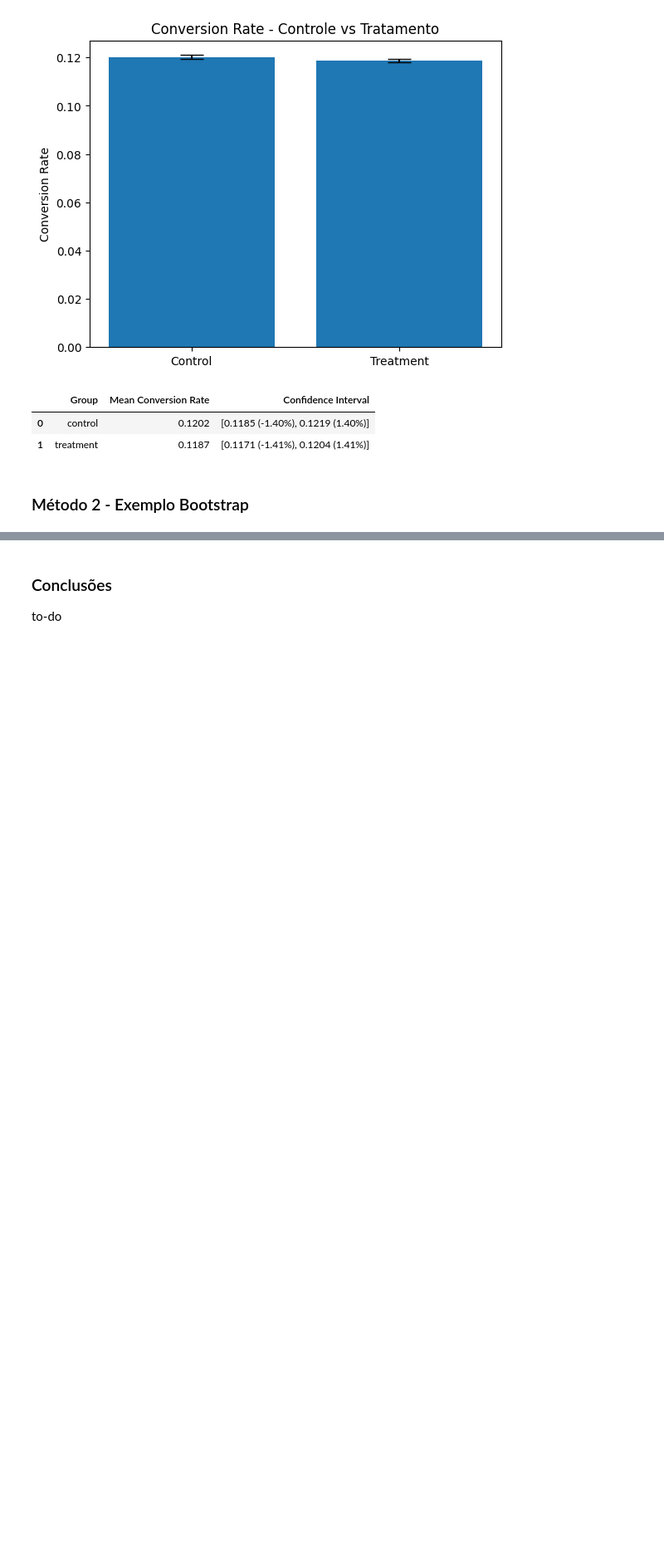
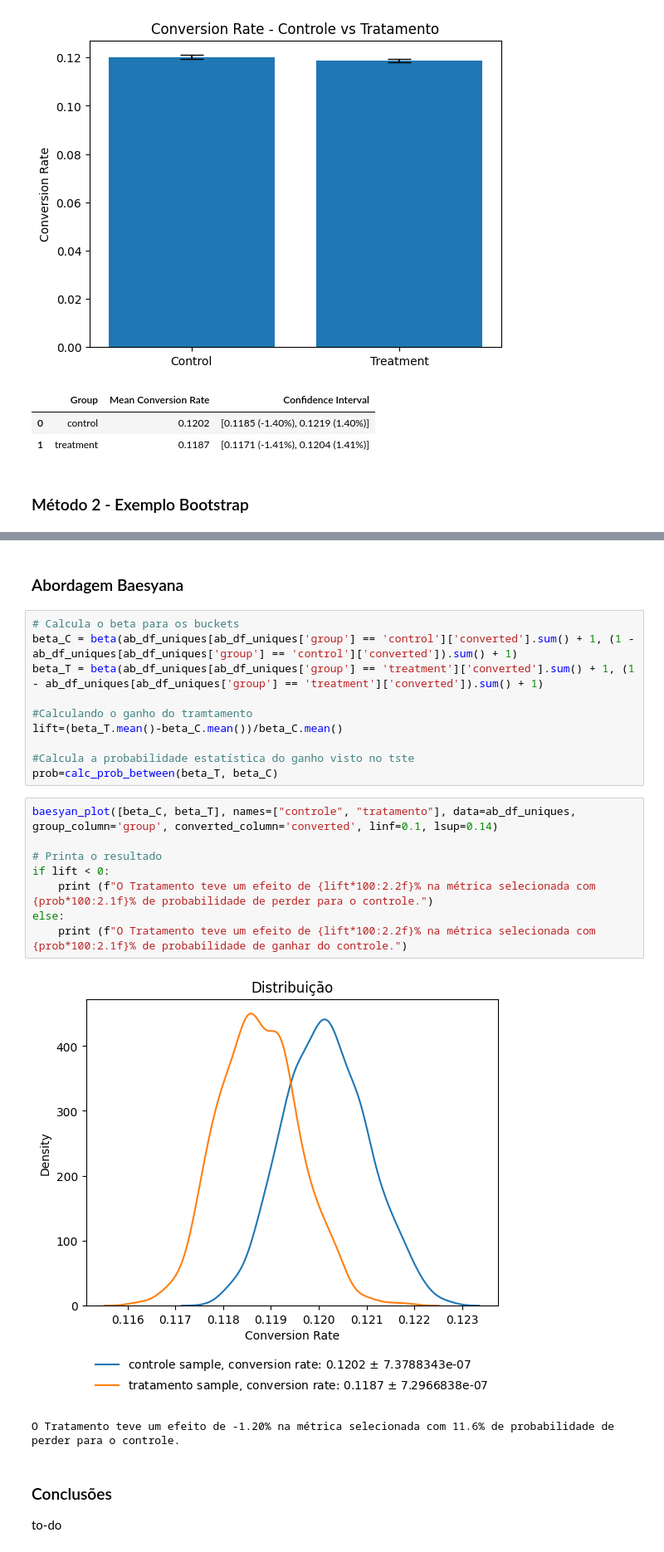
Before and after one commit to matheusbuniotto/ab-test-analytics, a Jupyter notebook: analysis.ipynb, the cells around one changed output, grey strips where cells are left out. Shown: that part at 83% size. Drawn from its saved outputs; the diff is of its cells as text; blank space fills up the shorter version.

Commit message:
adiciona funcoes e abordagem baesyana no notebook

```diff
--- a/analysis.ipynb
+++ b/analysis.ipynb
@@ -139,6 +140,29 @@ Os grupos NÃO posuem conversões estatisticamente diferentes.
 |  | Group | Mean Conversion Rate | Confidence Interval |
 | 0 | control | 0.1202 | [0.1185 (-1.40%), 0.1219 (1.40%)] |
 | 1 | treatment | 0.1187 | [0.1171 (-1.41%), 0.1204 (1.41%)] |
+# %% [markdown]
+### Abordagem Baesyana
+# %%
+# Calcula o beta para os buckets
+beta_C = beta(ab_df_uniques[ab_df_uniques['group'] == 'control']['converted'].sum() + 1, (1 - ab_df_uniques[ab_df_uniques['group'] == 'control']['converted']).sum() + 1)
+beta_T = beta(ab_df_uniques[ab_df_uniques['group'] == 'treatment']['converted'].sum() + 1, (1 - ab_df_uniques[ab_df_uniques['group'] == 'treatment']['converted']).sum() + 1)
+
+#Calculando o ganho do tramtamento
+lift=(beta_T.mean()-beta_C.mean())/beta_C.mean()
+
+#Calcula a probabilidade estatística do ganho visto no tste
+prob=calc_prob_between(beta_T, beta_C)
+# %%
+baesyan_plot([beta_C, beta_T], names=["controle", "tratamento"], data=ab_df_uniques, group_column='group', converted_column='converted', linf=0.1, lsup=0.14)
+
+# Printa o resultado
+if lift < 0:
+    print (f"O Tratamento teve um efeito de {lift*100:2.2f}% na métrica selecionada com {prob*100:2.1f}% de probabilidade de perder para o controle.")
+else:
+    print (f"O Tratamento teve um efeito de {lift*100:2.2f}% na métrica selecionada com {prob*100:2.1f}% de probabilidade de ganhar do controle.")
+# %% [output]
+[figure, added]
+O Tratamento teve um efeito de -1.20% na métrica selecionada com 11.6% de probabilidade de perder para o controle.
 # %% [markdown]
 ### Conclusões
 to-do
```
Also changed, not shown: parts of 2 cells of this notebook, 1 other file.
